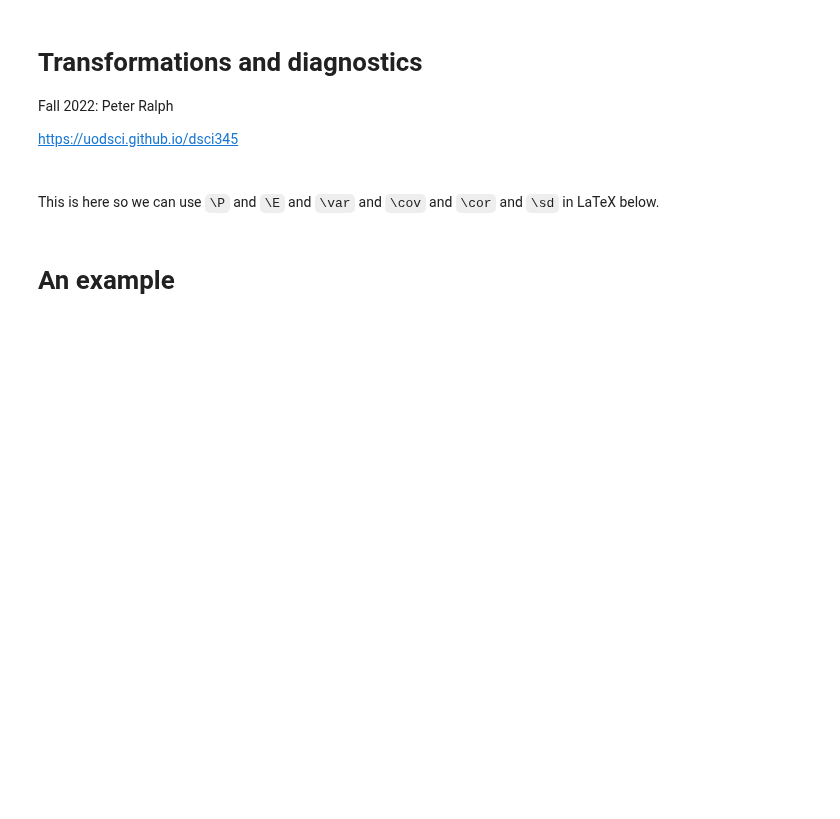
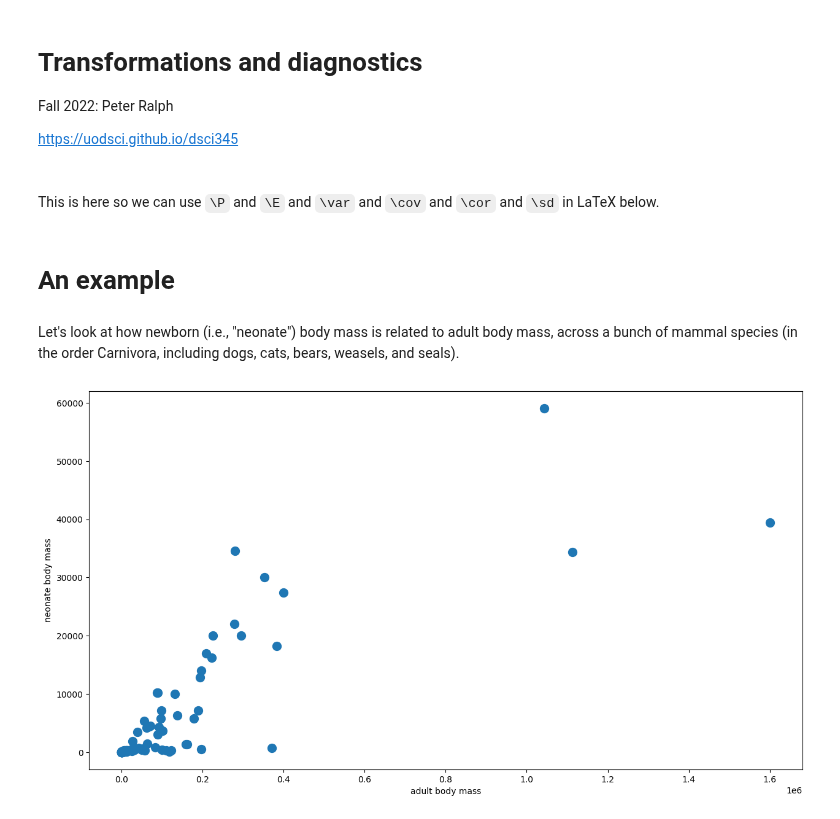
Before and after one commit to UOdsci/dsci345, a Jupyter notebook: class_material/slides/Week_09_Transformations_and_diagnostics.ipynb, the cells around one changed output. Saved outputs shown, nothing was run; the diff lists cells and outputs as text; code cells hidden in the pictures; blank space fills up the shorter version.

```diff
--- a/class_material/slides/Week_09_Transformations_and_diagnostics.ipynb
+++ b/class_material/slides/Week_09_Transformations_and_diagnostics.ipynb
@@ -18,5 +18,15 @@ $$\renewcommand{\P}{\mathbb{P}} \newcommand{\E}{\mathbb{E}} \newcommand{\var}{\t
 This is here so we can use `\P` and `\E` and `\var` and `\cov` and `\cor` and `\sd` in LaTeX below.
 # %% [markdown]
 # An example
+# %% [markdown]
+Let's look at how newborn (i.e., "neonate") body mass
+is related to adult body mass,
+across a bunch of mammal species
+(in the order Carnivora, including dogs, cats, bears, weasels, and seals).
 # %%
 carnivores = pd.read_csv("data/carnivora_sizes.csv").set_index("Binomial")
+# %%
+plt.scatter(carnivores.AdultBodyMass_g, carnivores.NeonateBodyMass_g, s=100);
+plt.xlabel("adult body mass"); plt.ylabel("neonate body mass");
+# %% [output]
+[figure, added]
```
Also changed, not shown: parts of 31 cells of this notebook, 3 other files.
